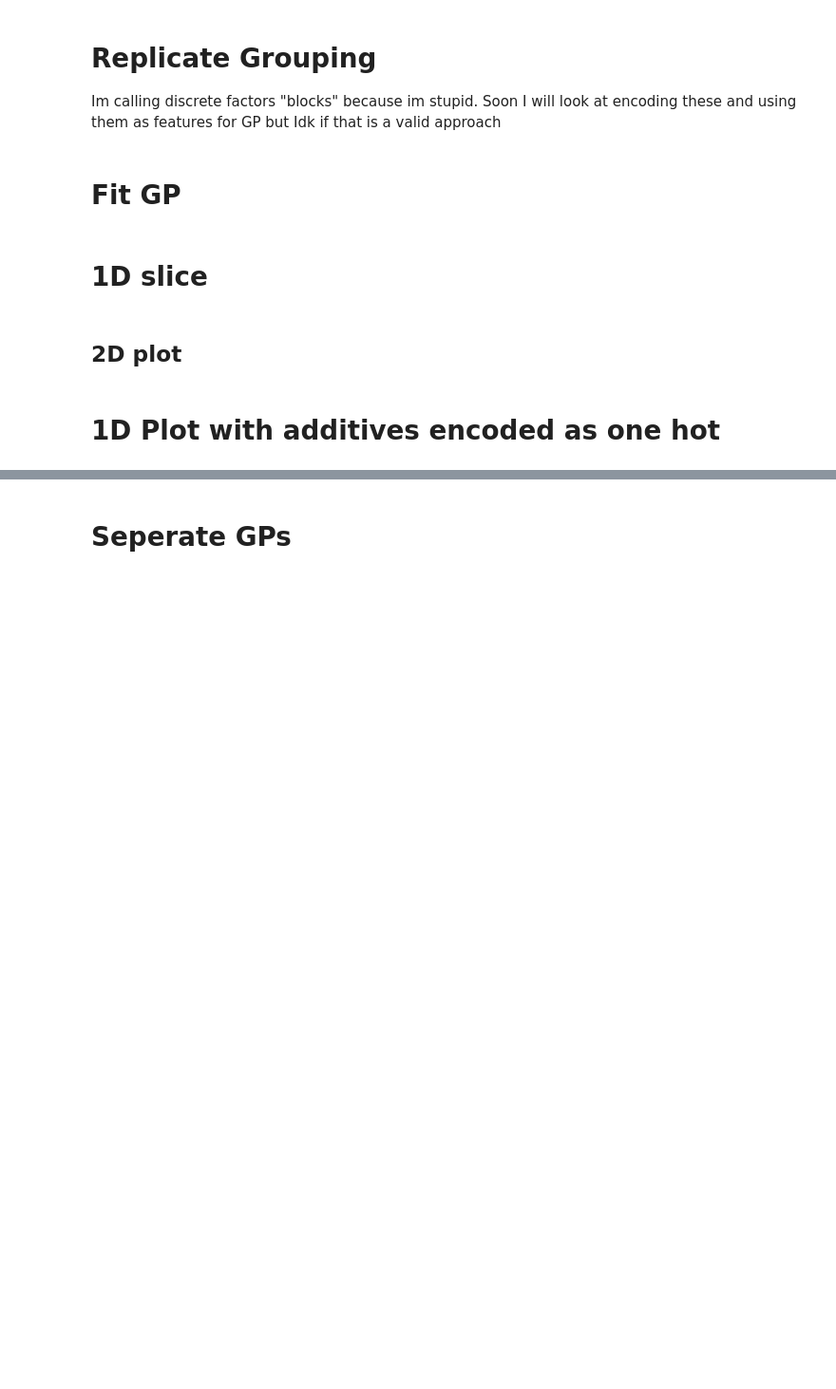
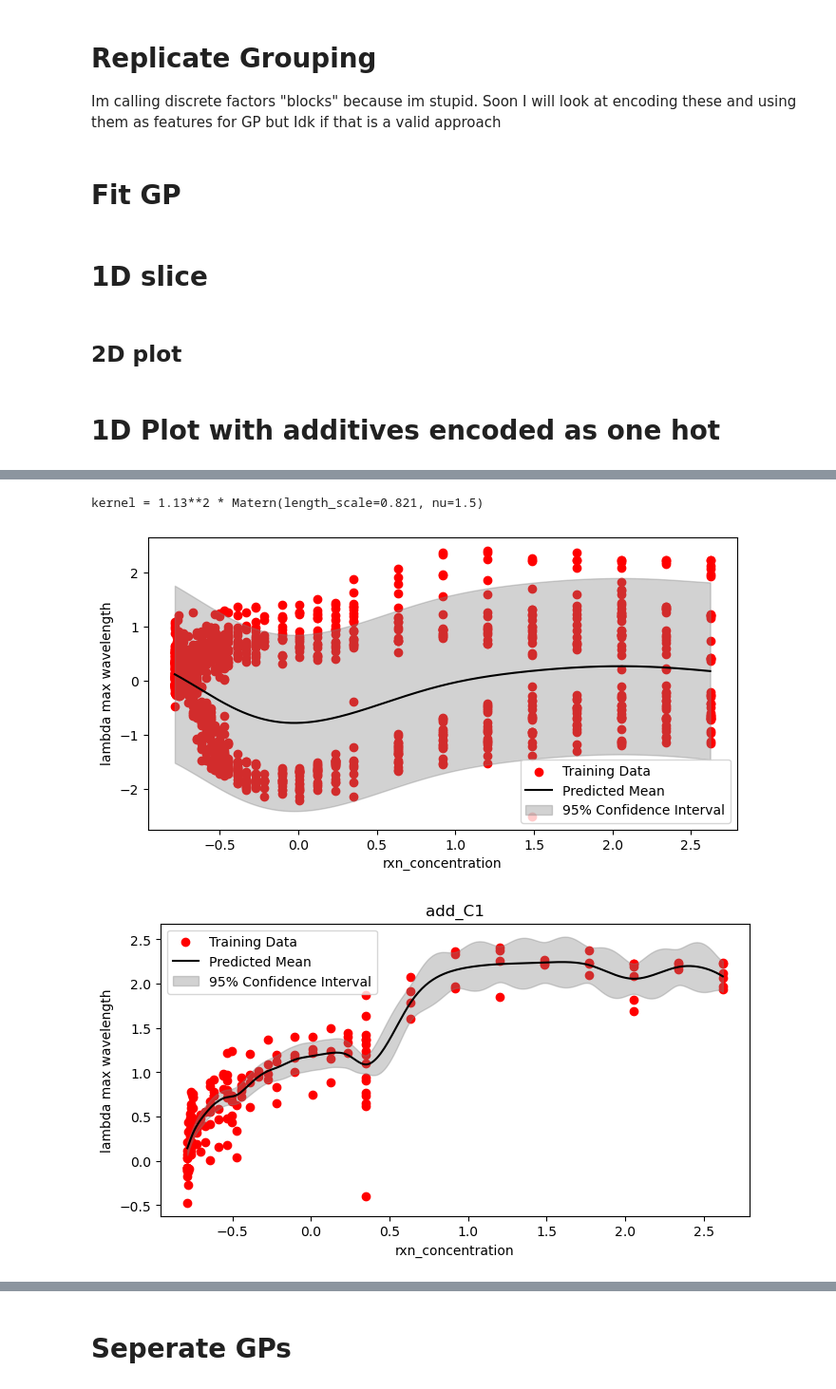
Before and after one commit to Hendricks-Laboratory/CRISIS-Autonomous-Reproducibility-Tool, a Jupyter notebook: gpr copy.ipynb, the cells around one changed output, grey strips where cells are left out. Shown at 95% size. Saved outputs shown, nothing was run; the diff lists cells and outputs as text; code cells hidden in the pictures; blank space fills up the shorter version.

```diff
--- a/gpr copy.ipynb
+++ b/gpr copy.ipynb
@@ -294 +337,58 @@ kernel = 10**2 * Matern(length_scale=0.5, nu=1.5)
 10**2 * Matern(length_scale=0.5, nu=1.5)
+# %%
+df = pd.read_csv('data/cleaned_data_no_control.csv')
+
+df['rxn_concentration'] = df['concentration'] * df['volume']
+
+x_scaler = StandardScaler()
+df['rxn_concentration'] = x_scaler.fit_transform(df[['rxn_concentration']])
+
+y_scaler = StandardScaler()
+df['lambda max wavelength'] = y_scaler.fit_transform(df[['lambda max wavelength']])
+
+df = pd.get_dummies(df, columns=['additive'], prefix='add')
+additive_cols = [c for c in df.columns if c.startswith("add")]
+
+control_vars = ['rxn_concentration'] + additive_cols
+
+kernel = ConstantKernel(1.0, (1e-2, 1e2)) * Matern(
+    length_scale=1.0,
+    length_scale_bounds=(0.5, 10.0),
+    nu=1.5
+)
+
+gp_data = df.copy()
+
+gp = fit_gp(
+    gp_data,
+    controlVars=control_vars,
+    kernel=kernel,
+    outputVar='lambda max wavelength',
+    noise='constant'
+)
+
+plot_gp(
+    gp_data,
+    gp,
+    controlVars=control_vars,
+    yVar='lambda max wavelength',
+    xVar='rxn_concentration',
+)
+
+for add in additive_cols:
+    fixedVals = {col: 0 for col in additive_cols}
+    fixedVals[add] = 1
+
+    plot_gp(
+        gp_data,
+        gp,
+        controlVars=control_vars,
+        yVar='lambda max wavelength',
+        xVar='rxn_concentration',
+        fixedVals=fixedVals,
+        title=add
+    )
+# %% [output]
+kernel = 1.13**2 * Matern(length_scale=0.821, nu=1.5)
+[figure, added]
+[figure, added]
```
Also changed, not shown: parts of 5 cells of this notebook, 17 other files.
